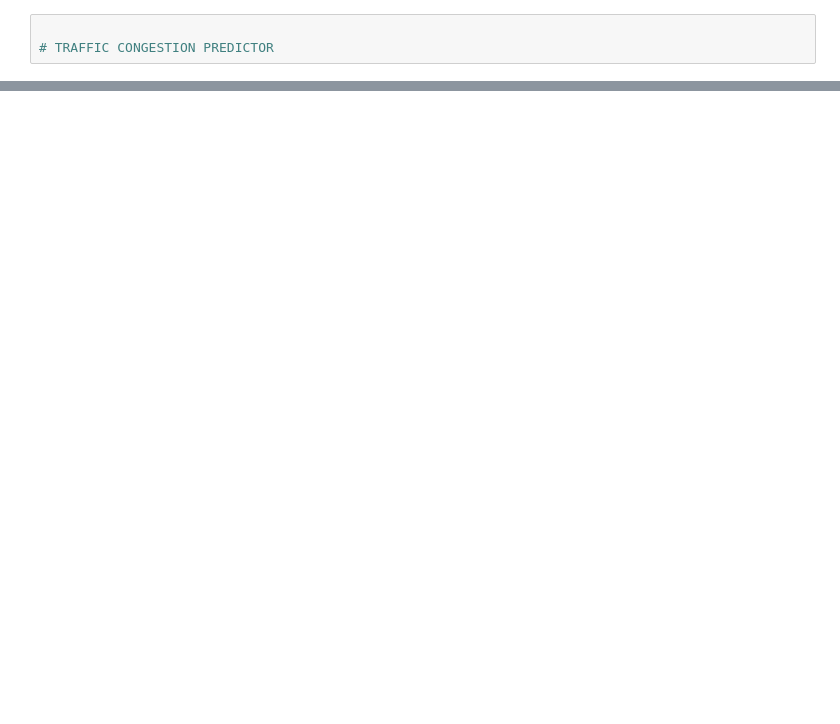
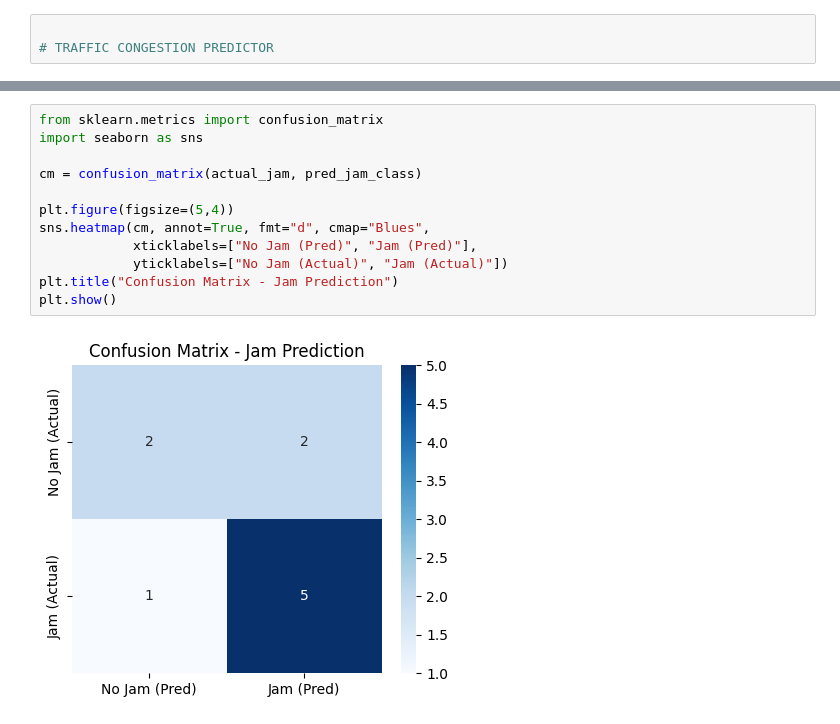
Before and after one commit to SOUMYADEEP-rgb/traffic-prediction-lstm, a Jupyter notebook: traffic_jam_ai.ipynb, the cells around one changed output, grey strips where cells are left out. Drawn from its saved outputs; the diff is of its cells as text; blank space fills up the shorter version.

```diff
--- a/traffic_jam_ai.ipynb
+++ b/traffic_jam_ai.ipynb
@@ -214,0 +215,14 @@ files.download("label_encoder.pkl")
+# %%
+from sklearn.metrics import confusion_matrix
+import seaborn as sns
+
+cm = confusion_matrix(actual_jam, pred_jam_class)
+
+plt.figure(figsize=(5,4))
+sns.heatmap(cm, annot=True, fmt="d", cmap="Blues",
+            xticklabels=["No Jam (Pred)", "Jam (Pred)"],
+            yticklabels=["No Jam (Actual)", "Jam (Actual)"])
+plt.title("Confusion Matrix - Jam Prediction")
+plt.show()
+# %% [output]
+[figure, added]
```
Also changed, not shown: parts of 9 cells of this notebook.
